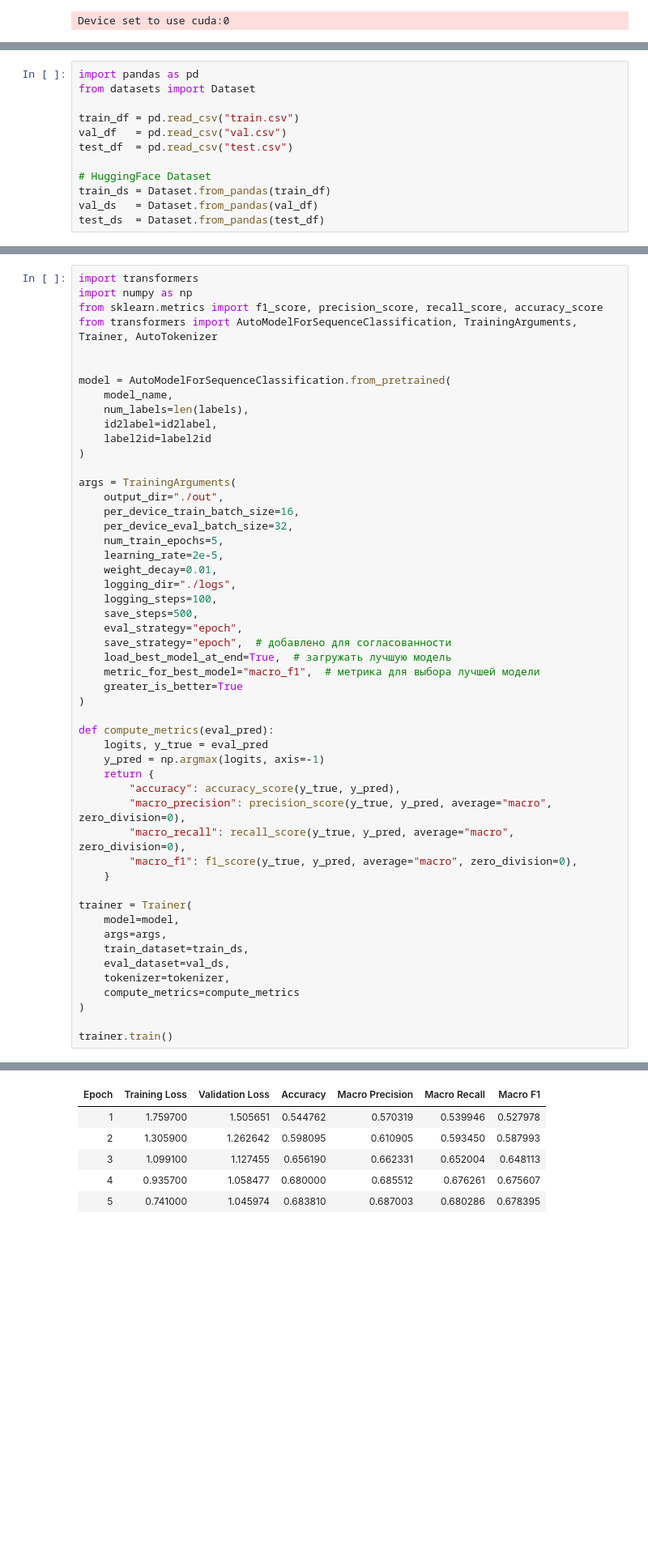
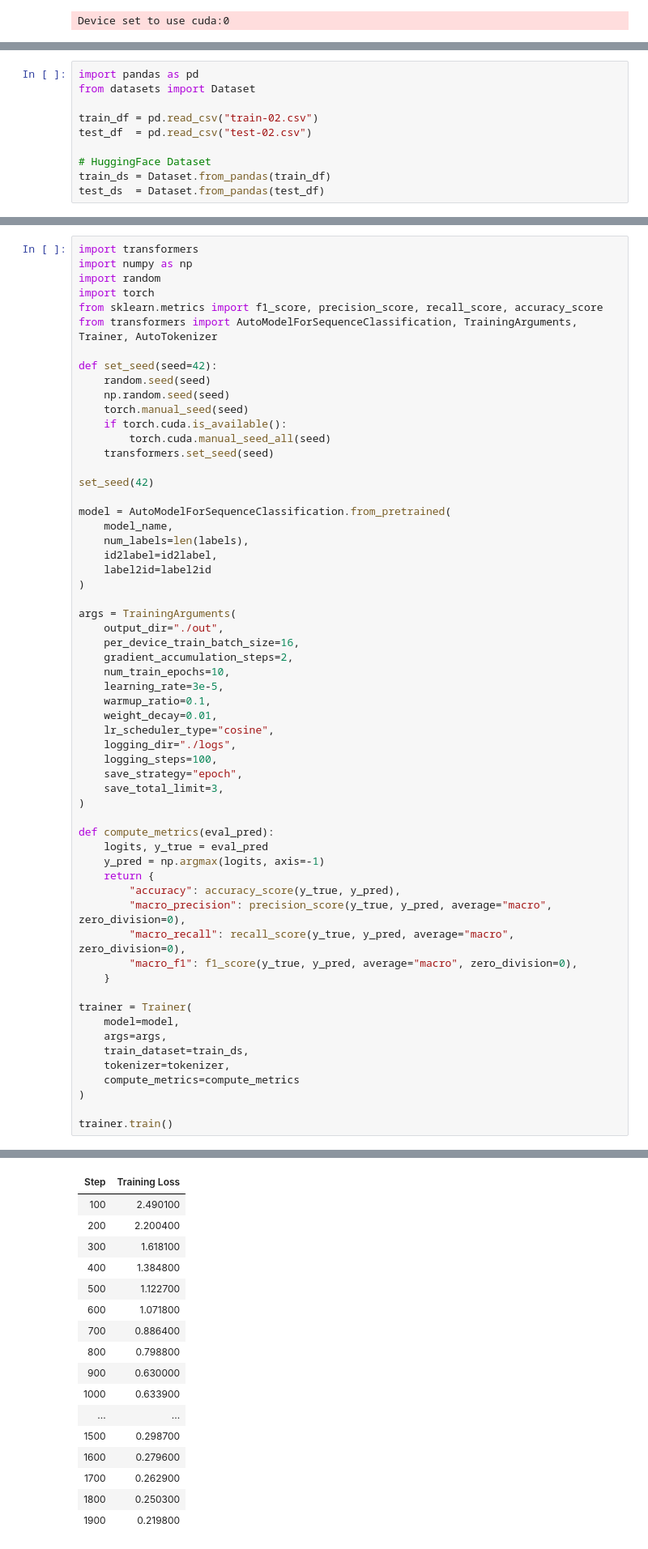
Before and after one commit to AnuarKenzhibekov/Samruk_finetuned-xlm-roberta_0.1, a Jupyter notebook: Samruk_finetuned-xlm-roberta_0.1.ipynb, the cells around one changed output, grey strips where cells are left out. Shown at 81% size. Saved outputs shown, nothing was run; the diff lists cells and outputs as text; blank space fills up the shorter version.

```diff
--- a/Samruk_finetuned-xlm-roberta_0.1.ipynb
+++ b/Samruk_finetuned-xlm-roberta_0.1.ipynb
@@ -42,13 +61,11 @@ encodings = tokenizer("Какова миссия Фонда?", truncation=True,
 import pandas as pd
 from datasets import Dataset
 
-train_df = pd.read_csv("train.csv")
-val_df   = pd.read_csv("val.csv")
-test_df  = pd.read_csv("test.csv")
+train_df = pd.read_csv("train-02.csv")
+test_df  = pd.read_csv("test-02.csv")
 
 # HuggingFace Dataset
 train_ds = Dataset.from_pandas(train_df)
-val_ds   = Dataset.from_pandas(val_df)
 test_ds  = Dataset.from_pandas(test_df)
 # %%
 labels = sorted(train_df["label"].unique())
@@ -71,9 +86,20 @@ test_ds.set_format(type="torch", columns=cols)
 # %%
 import transformers
 import numpy as np
+import random
+import torch
 from sklearn.metrics import f1_score, precision_score, recall_score, accuracy_score
 from transformers import AutoModelForSequenceClassification, TrainingArguments, Trainer, AutoTokenizer
 
+def set_seed(seed=42):
+    random.seed(seed)
+    np.random.seed(seed)
+    torch.manual_seed(seed)
+    if torch.cuda.is_available():
+        torch.cuda.manual_seed_all(seed)
+    transformers.set_seed(seed)
+
+set_seed(42)
 
 model = AutoModelForSequenceClassification.from_pretrained(
     model_name,
@@ -85,18 +111,16 @@ model = AutoModelForSequenceClassification.from_pretrained(
 args = TrainingArguments(
     output_dir="./out",
     per_device_train_batch_size=16,
-    per_device_eval_batch_size=32,
-    num_train_epochs=5,
-    learning_rate=2e-5,
+    gradient_accumulation_steps=2,
+    num_train_epochs=10,
+    learning_rate=3e-5,
+    warmup_ratio=0.1,
     weight_decay=0.01,
+    lr_scheduler_type="cosine",
     logging_dir="./logs",
     logging_steps=100,
-    save_steps=500,
-    eval_strategy="epoch",
-    save_strategy="epoch",  # добавлено для согласованности
-    load_best_model_at_end=True,  # загружать лучшую модель
-    metric_for_best_model="macro_f1",  # метрика для выбора лучшей модели
-    greater_is_better=True
+    save_strategy="epoch",
+    save_total_limit=3,
 )
 
 def compute_metrics(eval_pred):
@@ -113,7 +137,6 @@ trainer = Trainer(
     model=model,
     args=args,
     train_dataset=train_ds,
-    eval_dataset=val_ds,
     tokenizer=tokenizer,
     compute_metrics=compute_metrics
 )
@@ -142,6 +165,17 @@ View run at https://wandb.ai/kenzhibekovanuar-aitu/huggingface/runs/7spgqfa0
-| Epoch | Training Loss | Validation Loss | Accuracy | Macro Precision | Macro Recall | Macro F1 |
-| 1 | 1.759700 | 1.505651 | 0.544762 | 0.570319 | 0.539946 | 0.527978 |
-| 2 | 1.305900 | 1.262642 | 0.598095 | 0.610905 | 0.593450 | 0.587993 |
-| 3 | 1.099100 | 1.127455 | 0.656190 | 0.662331 | 0.652004 | 0.648113 |
-| 4 | 0.935700 | 1.058477 | 0.680000 | 0.685512 | 0.676261 | 0.675607 |
-| 5 | 0.741000 | 1.045974 | 0.683810 | 0.687003 | 0.680286 | 0.678395 |
+| Step | Training Loss |
+| 100 | 2.490100 |
+| 200 | 2.200400 |
+| 300 | 1.618100 |
+| 400 | 1.384800 |
+| 500 | 1.122700 |
+| 600 | 1.071800 |
+| 700 | 0.886400 |
+| 800 | 0.798800 |
+| 900 | 0.630000 |
+| 1000 | 0.633900 |
+| ... | ... |
+| 1500 | 0.298700 |
+| 1600 | 0.279600 |
+| 1700 | 0.262900 |
+| 1800 | 0.250300 |
+| 1900 | 0.219800 |
```
Also changed, not shown: parts of 6 cells of this notebook.
